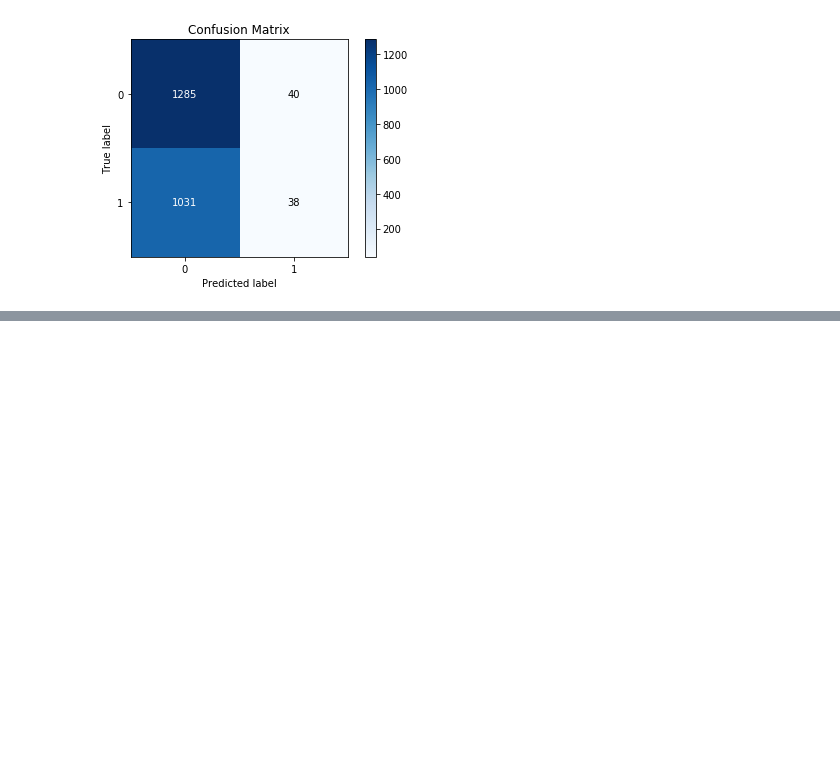
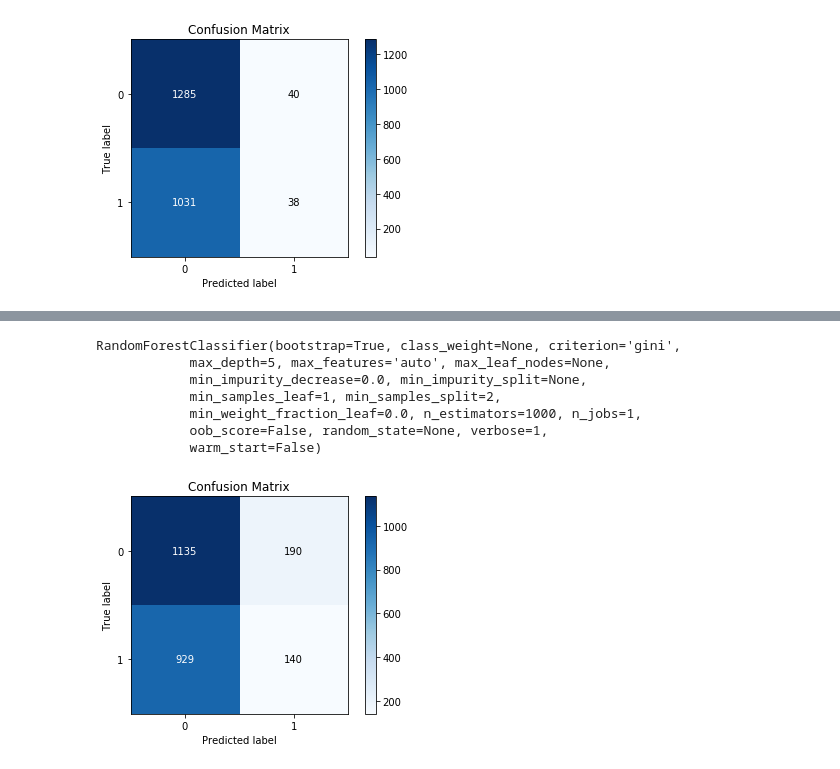
Before and after one commit to julia-zhou/Argmining, a Jupyter notebook: 5_stance_detection_sentiment.ipynb, the cells around one changed output, grey strips where cells are left out. Drawn from its saved outputs; the diff is of its cells as text; code cells hidden in the pictures; blank space fills up the shorter version.

```diff
--- a/5_stance_detection_sentiment.ipynb
+++ b/5_stance_detection_sentiment.ipynb
@@ -103,3 +103,13 @@ LogisticRegression(C=1.0, class_weight=None, dual=False, fit_intercept=True,
           penalty='l2', random_state=None, solver='liblinear', tol=0.0001,
           verbose=0, warm_start=False)
 [figure]
+# %%
+from sklearn.model_selection import cross_val_predict
+from sklearn.model_selection import StratifiedKFold
+from sklearn.ensemble import RandomForestClassifier
+
+X = np.vstack(test['similarity'].as_matrix())
+y = test['stance'].values.ravel()
+
+evaluate_train(X, y, RandomForestClassifier(n_estimators=1000, max_depth=5, verbose=1))
+# %% [output]
@@ -105,0 +126,8 @@ LogisticRegression(C=1.0, class_weight=None, dual=False, fit_intercept=True,
+RandomForestClassifier(bootstrap=True, class_weight=None, criterion='gini',
+            max_depth=5, max_features='auto', max_leaf_nodes=None,
+            min_impurity_decrease=0.0, min_impurity_split=None,
+            min_samples_leaf=1, min_samples_split=2,
+            min_weight_fraction_leaf=0.0, n_estimators=1000, n_jobs=1,
+            oob_score=False, random_state=None, verbose=1,
+            warm_start=False)
+[figure, added]
```
Also changed, not shown: parts of 2 cells of this notebook, 11 other files.
